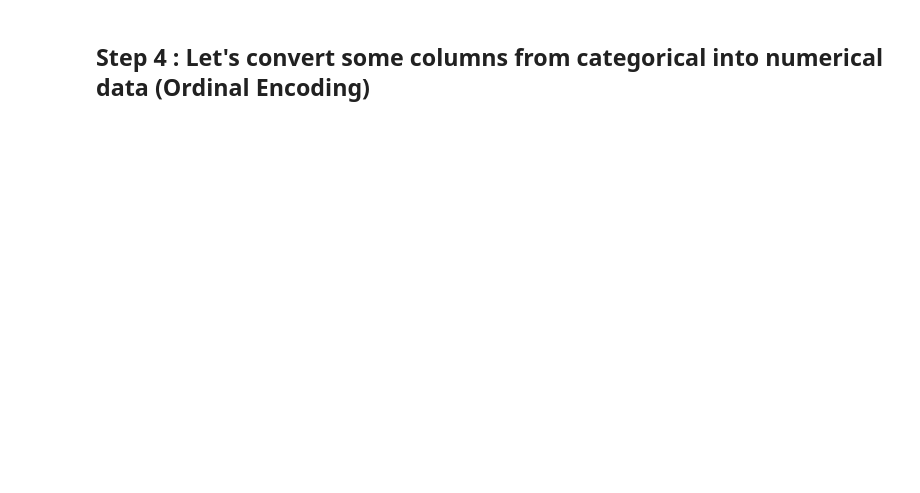
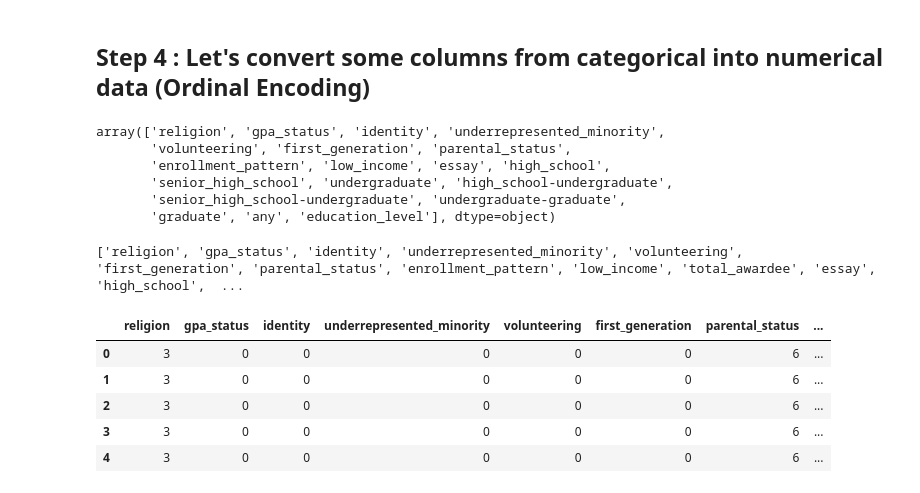
Before and after one commit to kshwg/capstone2023, a Jupyter notebook: Preprocessing.ipynb, the cells around one changed output. Saved outputs shown, nothing was run; the diff lists cells and outputs as text; code cells hidden in the pictures; blank space fills up the shorter version.

```diff
--- a/Preprocessing.ipynb
+++ b/Preprocessing.ipynb
@@ -177,0 +178,23 @@ from sklearn.preprocessing import OrdinalEncoder
+# %%
+col_encd = df.loc[:, ~df.columns.isin(['scholarship_program_name', 'promoter', 'funds', 'gpa', 'total_awardee'])]
+col_name_encd = col_encd.columns.values
+arr_col_enc = np.array2string(col_name_encd, max_line_width=None, separator=",")
+a = repr(col_name_encd)
+print(a)
+# %% [output]
+array(['religion', 'gpa_status', 'identity', 'underrepresented_minority',
+       'volunteering', 'first_generation', 'parental_status',
+       'enrollment_pattern', 'low_income', 'essay', 'high_school',
+       'senior_high_school', 'undergraduate', 'high_school-undergraduate',
+       'senior_high_school-undergraduate', 'undergraduate-graduate',
+       'graduate', 'any', 'education_level'], dtype=object)
+# %%
+col_encd = (df.iloc[:, 4:]).columns.values
+arr_enc = []
+
+for i in col_encd :
+  arr_enc.append(i)
+
+print(arr_enc)
+# %% [output]
+['religion', 'gpa_status', 'identity', 'underrepresented_minority', 'volunteering', 'first_generation', 'parental_status', 'enrollment_pattern', 'low_income', 'total_awardee', 'essay', 'high_school',  ...
@@ -178,3 +207,14 @@ from sklearn.preprocessing import OrdinalEncoder
+# %%
+col_ord_enc = df[arr_enc].apply(LabelEncoder().fit_transform)
+# %%
+col_ord_enc.head()
+# %% [output]
+|  | religion | gpa_status | identity | underrepresented_minority | volunteering | first_generation | parental_status | ... |
+| 0 | 3 | 0 | 0 | 0 | 0 | 0 | 6 | ... |
+| 1 | 3 | 0 | 0 | 0 | 0 | 0 | 6 | ... |
+| 2 | 3 | 0 | 0 | 0 | 0 | 0 | 6 | ... |
+| 3 | 3 | 0 | 0 | 0 | 0 | 0 | 6 | ... |
+| 4 | 3 | 0 | 0 | 0 | 0 | 0 | 6 | ... |
 # %%
 ordinal_encod = OrdinalEncoder(dtype=int)
 
```
Also changed, not shown: parts of 15 cells of this notebook.
